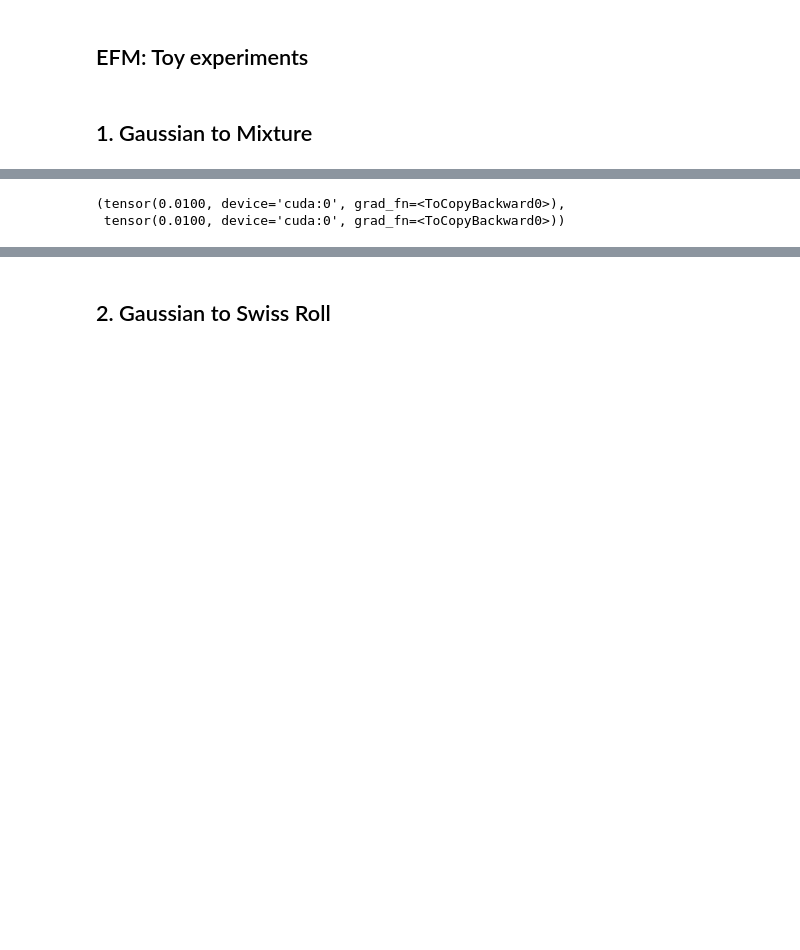
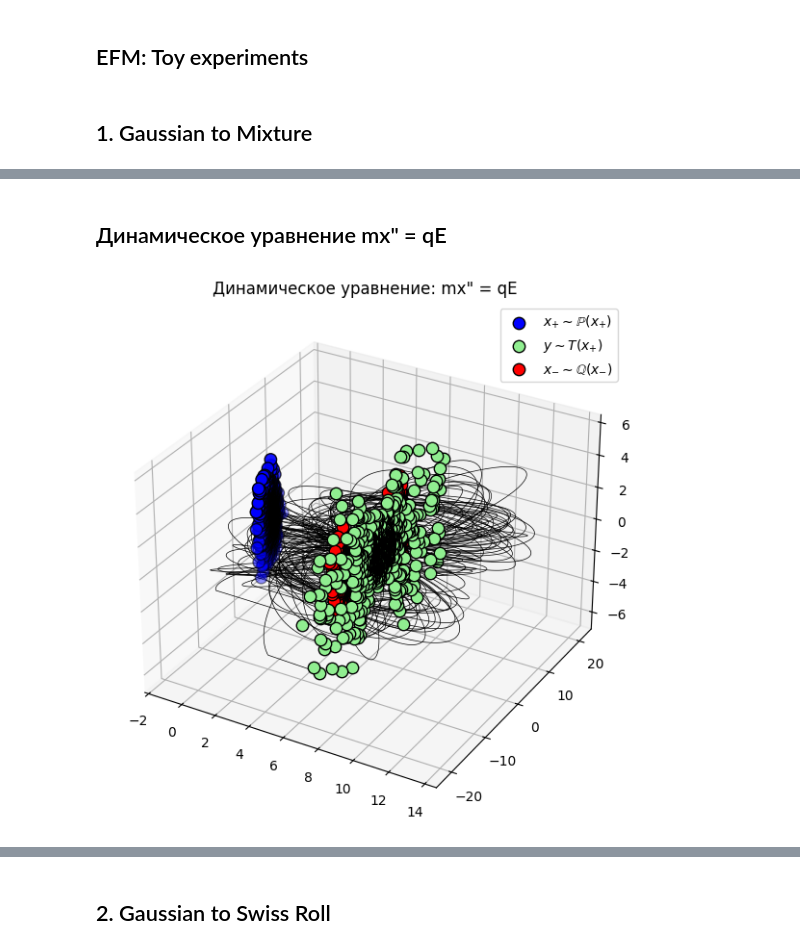
Before and after one commit to WindowsKonon1337/FieldMatching, a Jupyter notebook: notebooks/EFMToy.ipynb, the cells around one changed output, grey strips where cells are left out. Drawn from its saved outputs; the diff is of its cells as text; code cells hidden in the pictures; blank space fills up the shorter version.

```diff
--- a/notebooks/EFMToy.ipynb
+++ b/notebooks/EFMToy.ipynb
@@ -99,11 +103,30 @@ init = p_dist.sample(config.training.small_batch_size).to(config.device)
 init[:,0] = config.training.epsilon
 maps, traj = ode(efm, init , p_samples.clone(), q_samples.clone())
 traj = torch.stack(traj,dim=0)
-# %%
-efm.log_mass_p, efm.log_mass_q
-# %% [output]
-(tensor(0.0100, device='cuda:0', grad_fn=<ToCopyBackward0>),
- tensor(0.0100, device='cuda:0', grad_fn=<ToCopyBackward0>))
+# %% [markdown]
+## Динамическое уравнение mx" = qE
+# %%
+dynamic_ode = DynamicODESolver(
+    config=config,
+    mass=config.ode.mass,
+    charge=config.ode.charge,
+    initial_velocity=None
+)
+
+init_dynamic = p_dist.sample(config.training.small_batch_size).to(config.device)
+init_dynamic[:, 0] = config.training.epsilon
+
+maps_dynamic, traj_dynamic = dynamic_ode(efm, init_dynamic, p_samples.clone(), q_samples.clone())
+traj_dynamic = torch.stack(traj_dynamic, dim=0)
+# %%
+fig = efm.plotTrajectories(
+    traj=traj_dynamic,
+    p_samples=p_samples,
+    q_samples=q_samples,
+    title="Динамическое уравнение: mx\" = qE"
+)
+# %% [output]
+[figure, added]
 # %%
 fig = efm.plotTrajectories(traj=traj,
                            p_samples=p_samples,
```
Also changed, not shown: parts of 8 cells of this notebook, 3 other files.
